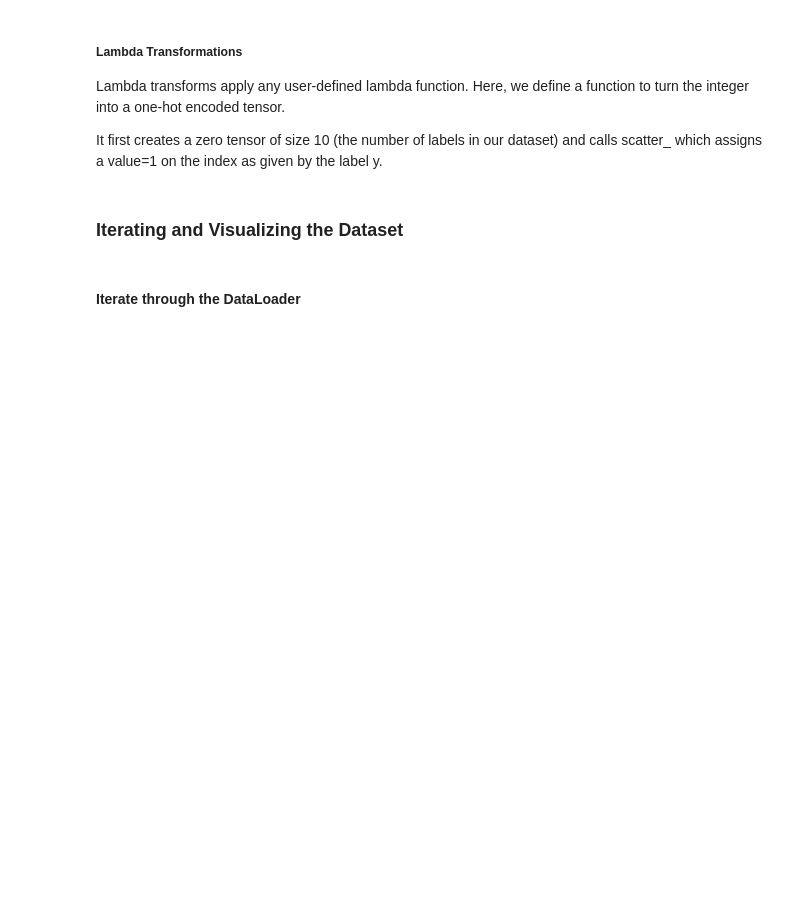
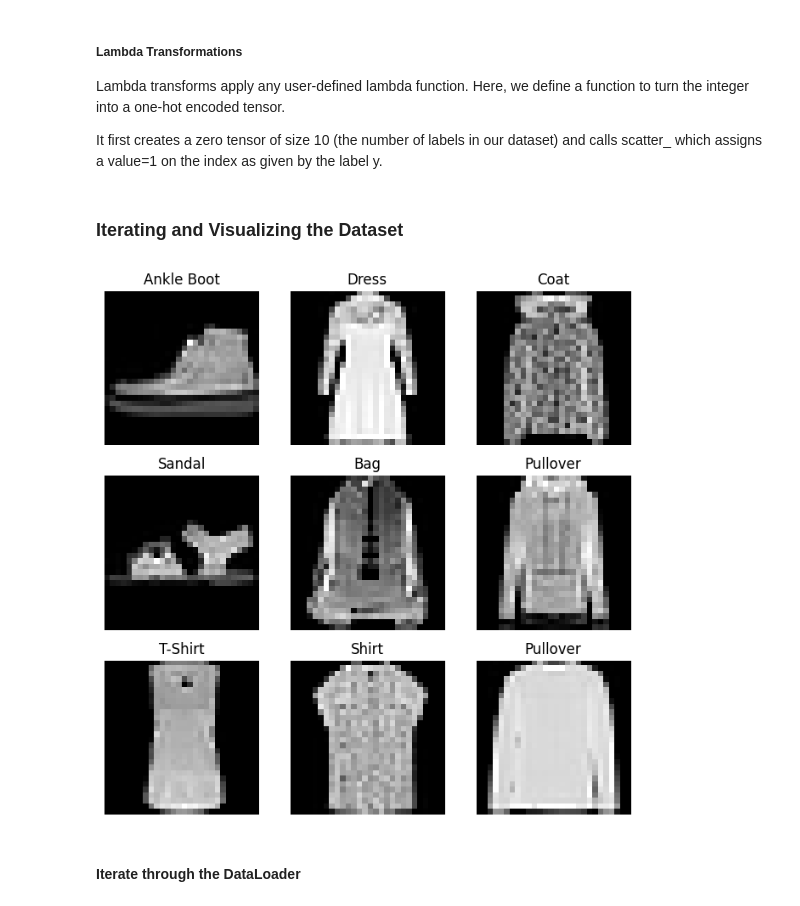
Before and after one commit to venkataravuri/ai-ml-notes, a Jupyter notebook: deeplearning-using-pytorch/learning/optimization.ipynb, the cells around one changed output. Cells and saved outputs as stored; diff of their text form; code cells hidden in the pictures; blank space fills up the shorter version.

```diff
--- a/deeplearning-using-pytorch/learning/optimization.ipynb
+++ b/deeplearning-using-pytorch/learning/optimization.ipynb
@@ -37,28 +37,30 @@ test_data = datasets.FashionMNIST(
 # %%
 labels_map = {
   0: "T-Shirt",
   1: "Trouser",
   2: "Pullover",
   3: "Dress",
   4: "Coat",
   5: "Sandal",
   6: "Shirt",
   7: "Sneaker",
   8: "Bag",
   9: "Ankle Boot"
 }
 
 figure = plt.figure(figsize=(8,8))
 rows, cols = 3, 3
-for i in range(1, len(rows*cols + 1)):
+for i in range(1, rows*cols + 1):
   sample_idx = torch.randint(len(training_data), size=(1,)).item()
   img, label = training_data[sample_idx]
-  figure.sub_plot(rows, cols, i)
-  plt.title(labels_map[label])
+  figure.add_subplot(rows, cols, i)
+  plt.title(labels_map[(label == 1).nonzero(as_tuple=False)[0].item()])
   plt.axis("off")
   plt.imshow(img.squeeze(0), cmap="gray")
 
 plt.show()
+# %% [output]
+[figure, added]
 # %%
 from torch.utils.data import DataLoader
 
```
Also changed, not shown: parts of 9 cells of this notebook.
